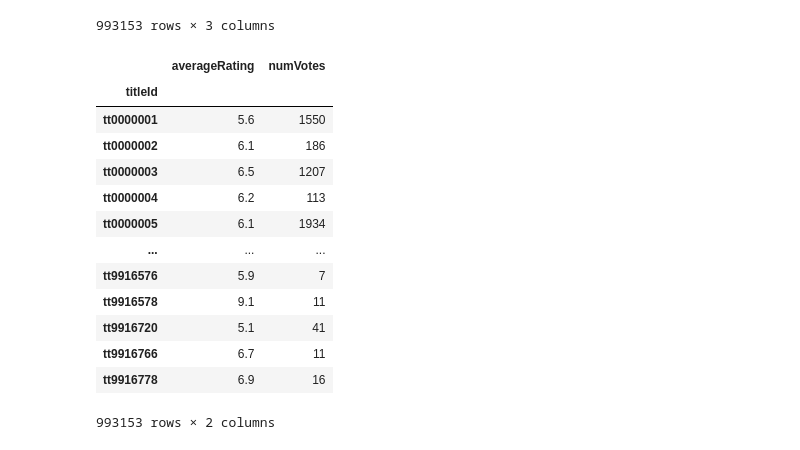
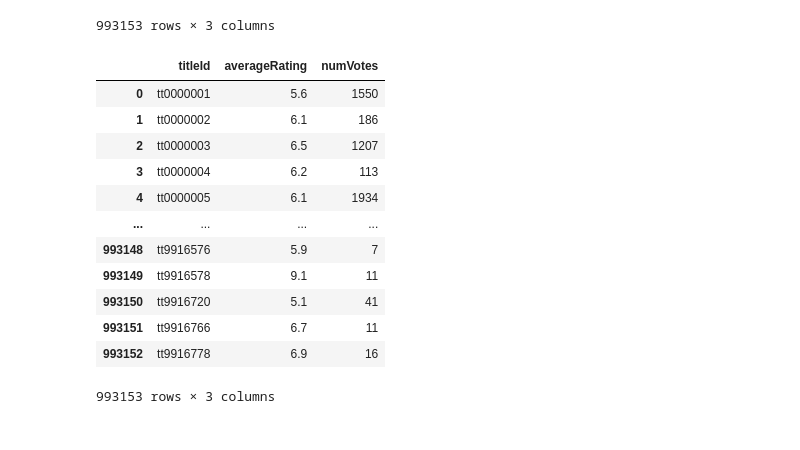
Before and after one commit to MichelleLucio/project_etl, a Jupyter notebook: read TSV.ipynb, the cells around one changed output. Cells and saved outputs as stored; diff of their text form; code cells hidden in the pictures.

```diff
--- a/read TSV.ipynb
+++ b/read TSV.ipynb
@@ -150,25 +137,24 @@ title_ratings_df
 # %%
 ##Rename columns
 title_ratings_df = title_ratings_df.rename(columns={"tconst":"titleId"})
 
 #title_basics_clean.drop_index
-title_ratings_df = title_ratings_df.set_index(["titleId"])
+#title_ratings_df = title_ratings_df.set_index(["titleId"])
 
 title_ratings_df
 # %% [output]
-|  | averageRating | numVotes |
-| titleId |  |  |
-| tt0000001 | 5.6 | 1550 |
-| tt0000002 | 6.1 | 186 |
-| tt0000003 | 6.5 | 1207 |
-| tt0000004 | 6.2 | 113 |
-| tt0000005 | 6.1 | 1934 |
-| ... | ... | ... |
-| tt9916576 | 5.9 | 7 |
-| tt9916578 | 9.1 | 11 |
-| tt9916720 | 5.1 | 41 |
-| tt9916766 | 6.7 | 11 |
-| tt9916778 | 6.9 | 16 |
+|  | titleId | averageRating | numVotes |
+| 0 | tt0000001 | 5.6 | 1550 |
+| 1 | tt0000002 | 6.1 | 186 |
+| 2 | tt0000003 | 6.5 | 1207 |
+| 3 | tt0000004 | 6.2 | 113 |
+| 4 | tt0000005 | 6.1 | 1934 |
+| ... | ... | ... | ... |
+| 993148 | tt9916576 | 5.9 | 7 |
+| 993149 | tt9916578 | 9.1 | 11 |
+| 993150 | tt9916720 | 5.1 | 41 |
+| 993151 | tt9916766 | 6.7 | 11 |
+| 993152 | tt9916778 | 6.9 | 16 |
-993153 rows × 2 columns
+993153 rows × 3 columns
 # %%
 #Review the data
```
Also changed, not shown: parts of 21 cells of this notebook.
